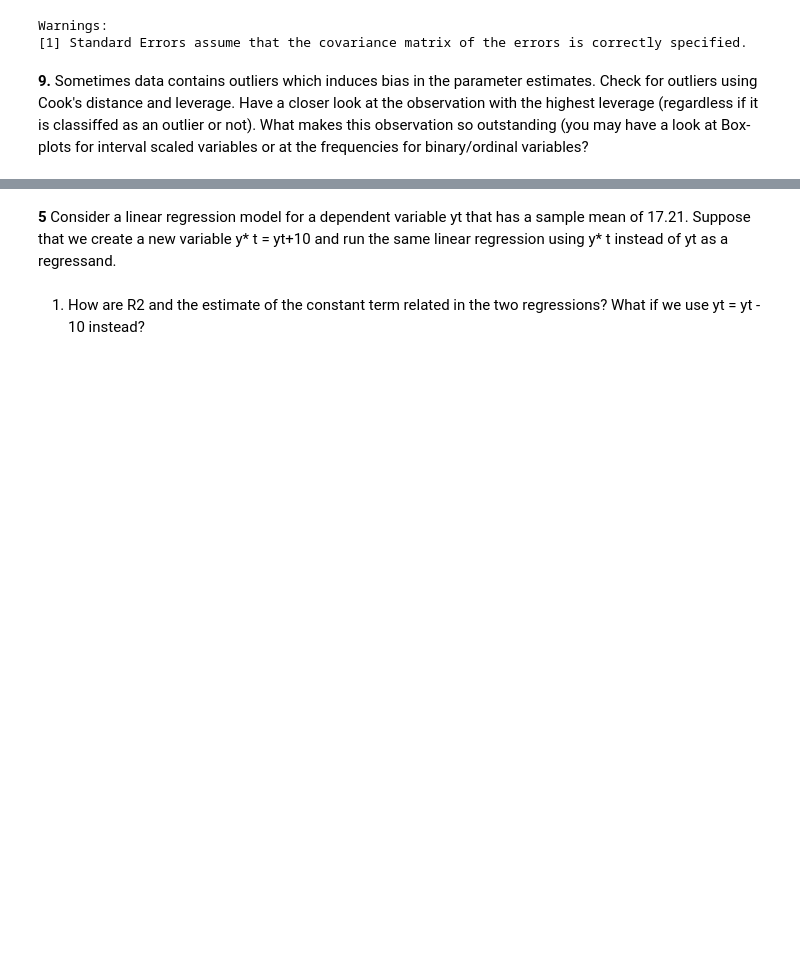
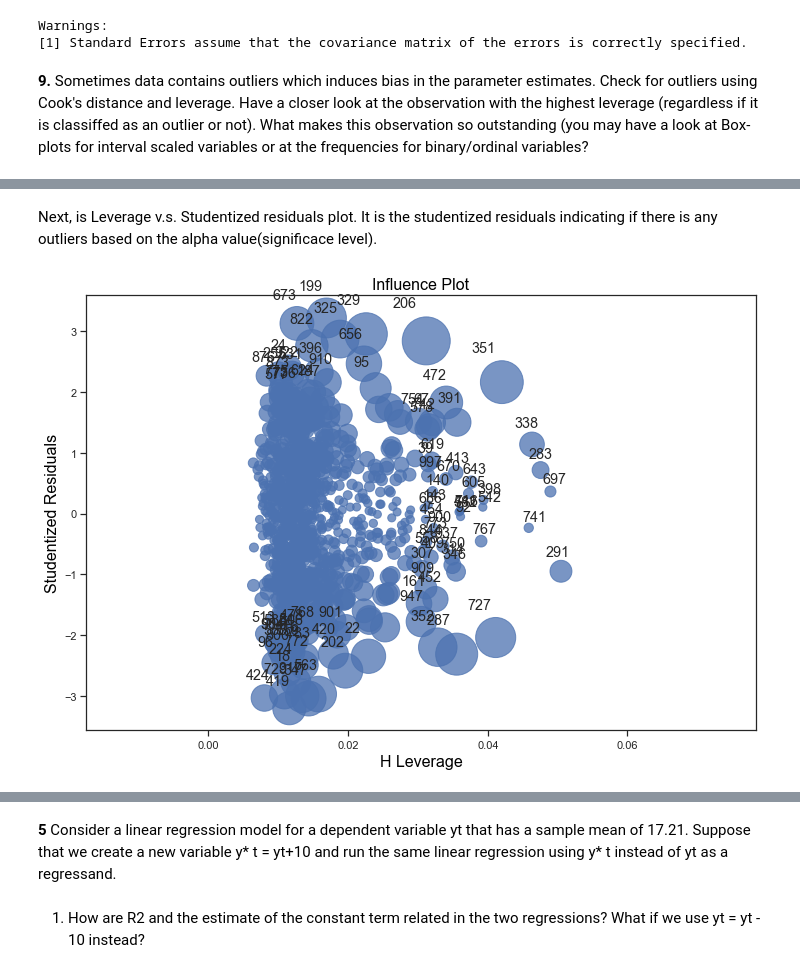
Before and after one commit to St-Jester/stats2, a Jupyter notebook: Assignment2.ipynb, the cells around one changed output, grey strips where cells are left out. Drawn from its saved outputs; the diff is of its cells as text; code cells hidden in the pictures; blank space fills up the shorter version.

```diff
--- a/Assignment2.ipynb
+++ b/Assignment2.ipynb
@@ -618,0 +612,7 @@ sm_fr
+# %% [markdown]
+Next, is Leverage v.s. Studentized residuals plot. It is the studentized residuals indicating if there is any outliers based on the alpha value(significace level).
+# %%
+fig, ax = plt.subplots(figsize=(12,8))
+fig = sm.graphics.influence_plot(reg_statsmodel_single, alpha  = 0.05, ax = ax, criterion="cooks")
+# %% [output]
+[figure, added]
```
Also changed, not shown: parts of 18 cells of this notebook.
